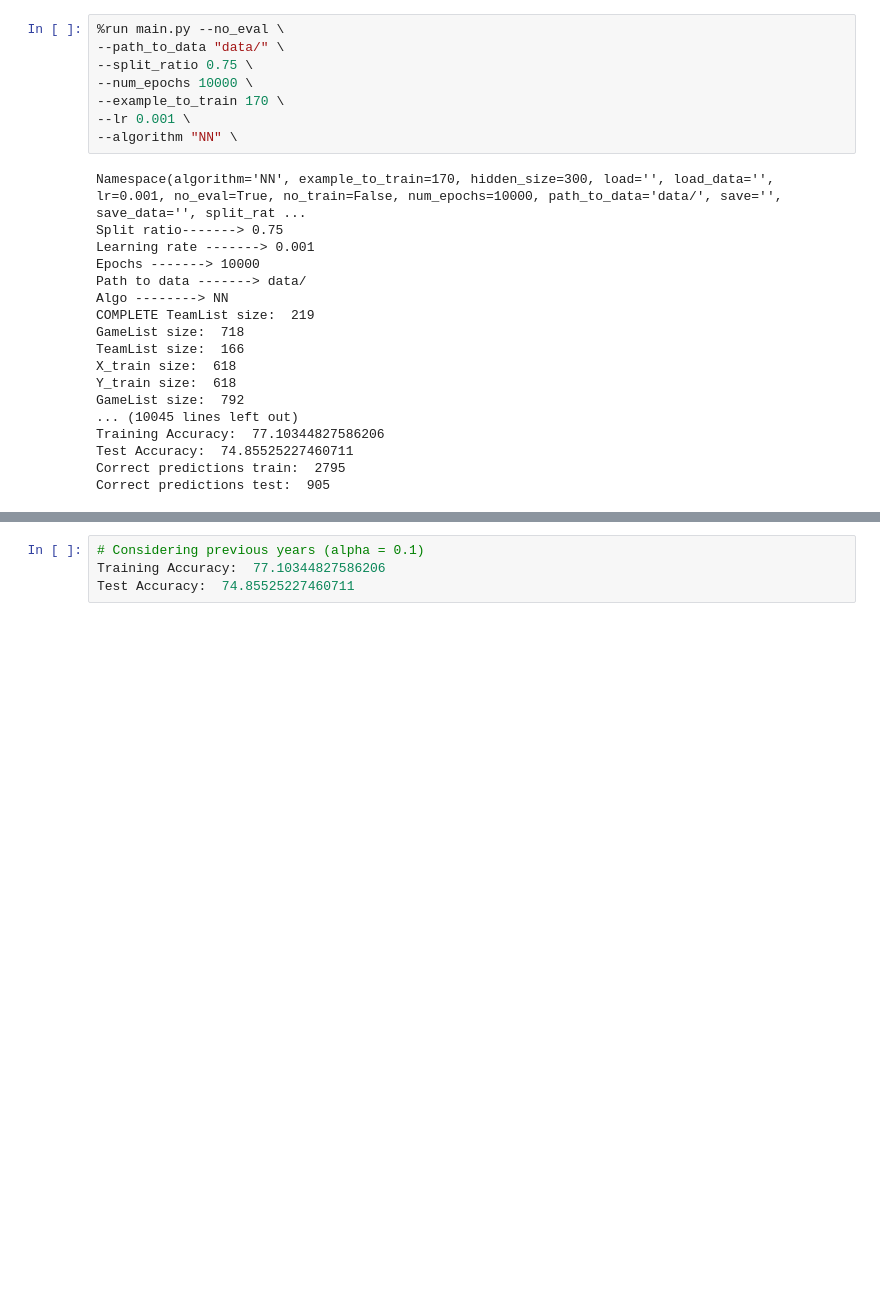
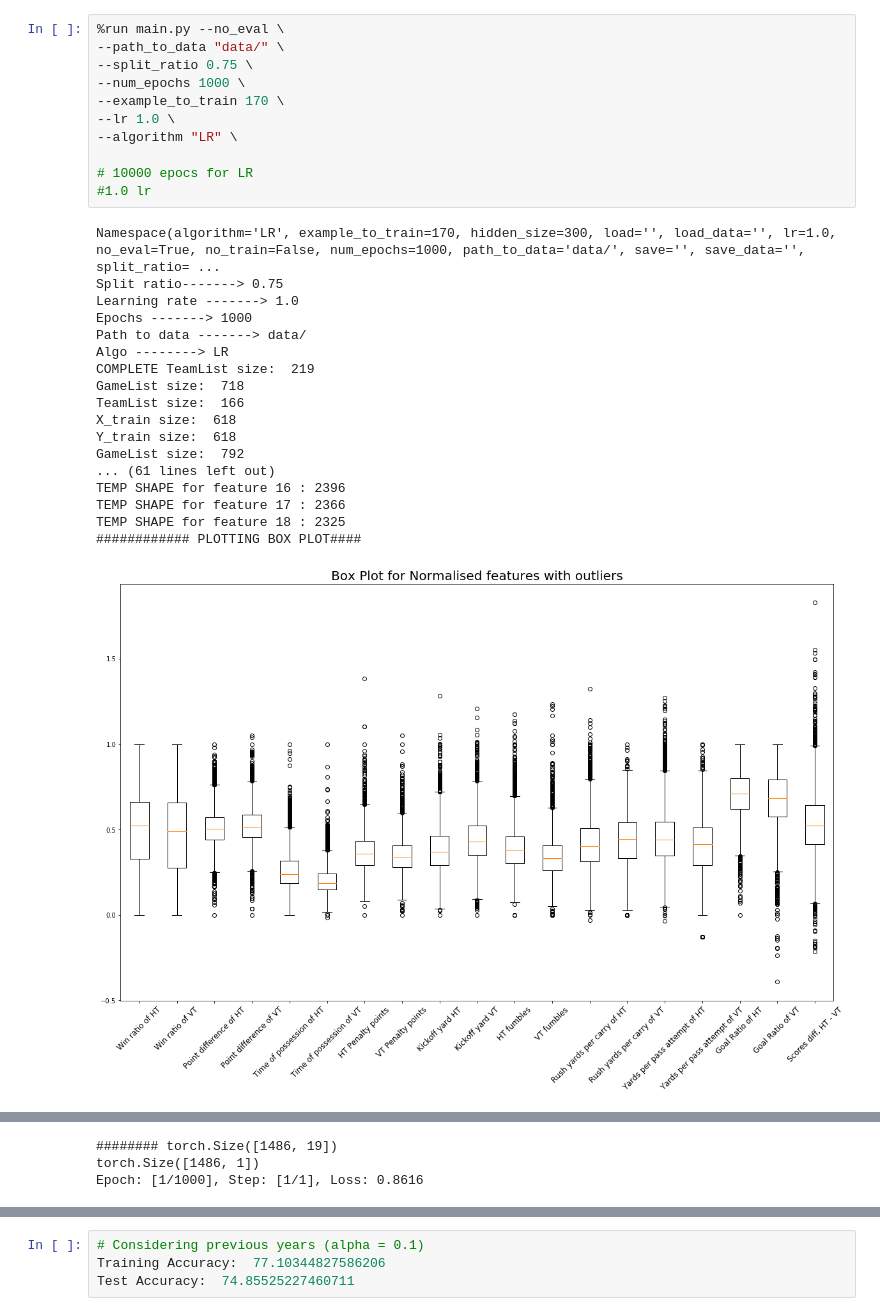
Before and after one commit to dwkr/mlcs_project_2018, a Jupyter notebook: Runner.ipynb, the cells around one changed output, grey strips where cells are left out. Drawn from its saved outputs; the diff is of its cells as text; blank space fills up the shorter version.

Commit message:
Normalised data and outliers calculations

```diff
--- a/Runner.ipynb
+++ b/Runner.ipynb
@@ -1,26 +3,30 @@
 # %%
 %run main.py --no_eval \
 --path_to_data "data/" \
 --split_ratio 0.75 \
---num_epochs 10000 \
+--num_epochs 1000 \
 --example_to_train 170 \
---lr 0.001 \
---algorithm "NN" \
+--lr 1.0 \
+--algorithm "LR" \
+
+# 10000 epocs for LR
+#1.0 lr
 # %% [output]
-Namespace(algorithm='NN', example_to_train=170, hidden_size=300, load='', load_data='', lr=0.001, no_eval=True, no_train=False, num_epochs=10000, path_to_data='data/', save='', save_data='', split_rat ...
+Namespace(algorithm='LR', example_to_train=170, hidden_size=300, load='', load_data='', lr=1.0, no_eval=True, no_train=False, num_epochs=1000, path_to_data='data/', save='', save_data='', split_ratio= ...
 Split ratio-------> 0.75
-Learning rate -------> 0.001
-Epochs -------> 10000
+Learning rate -------> 1.0
+Epochs -------> 1000
 Path to data -------> data/
-Algo --------> NN
+Algo --------> LR
 COMPLETE TeamList size:  219
 GameList size:  718
 TeamList size:  166
 X_train size:  618
 Y_train size:  618
 GameList size:  792
-... (10045 lines left out)
-Training Accuracy:  77.10344827586206
-Test Accuracy:  74.85525227460711
-Correct predictions train:  2795
-Correct predictions test:  905
+... (61 lines left out)
+TEMP SHAPE for feature 16 : 2396
+TEMP SHAPE for feature 17 : 2366
+TEMP SHAPE for feature 18 : 2325
+############ PLOTTING BOX PLOT####
+[figure, added]
@@ -26,0 +34,3 @@ Correct predictions test:  905
+######## torch.Size([1486, 19])
+torch.Size([1486, 1])
+Epoch: [1/1000], Step: [1/1], Loss: 0.8616
```
Also changed, not shown: parts of 3 cells of this notebook, 2 other files.
